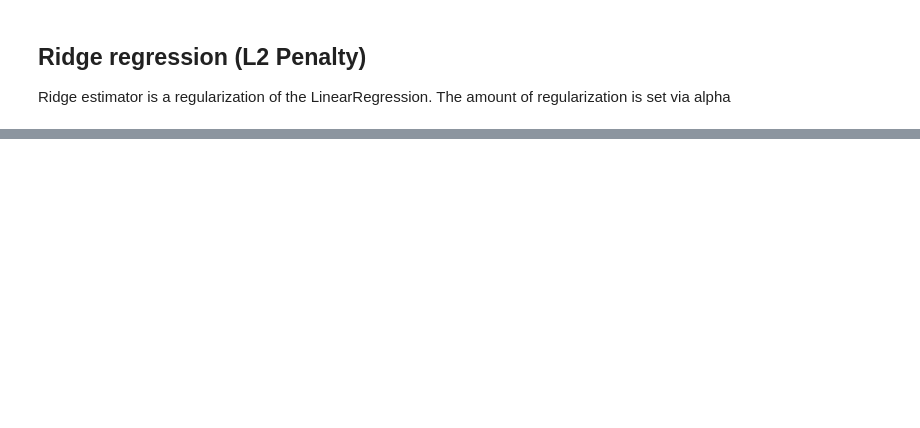
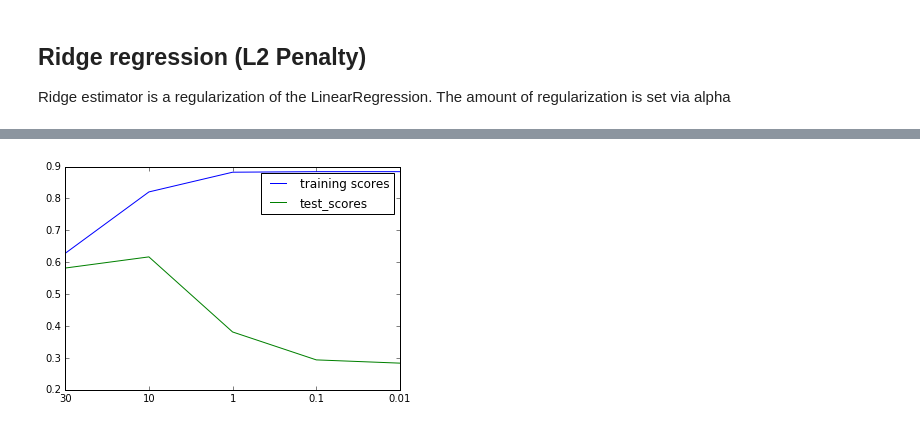
Before and after one commit to MrGreenRubato/notebooks, a Jupyter notebook: SciPy 2016 - Tutorial Part 13 - ML - Linear Models.ipynb, the cells around one changed output, grey strips where cells are left out. Saved outputs shown, nothing was run; the diff lists cells and outputs as text; code cells hidden in the pictures; blank space fills up the shorter version.

Commit message:
WIP: Linear models : LASSO

```diff
--- a/SciPy 2016 - Tutorial Part 13 - ML - Linear Models.ipynb
+++ b/SciPy 2016 - Tutorial Part 13 - ML - Linear Models.ipynb
@@ -140,0 +147,22 @@ training set size :  [ 13  43  73 103 133]
+# %%
+from sklearn.linear_model import Lasso
+
+lasso_models = {}
+training_scores = []
+test_scores = []
+alphas = [30, 10, 1, .1, .01]
+
+for alpha in alphas:
+    lasso = Lasso(alpha=alpha).fit(X_train, y_train)
+    training_scores.append(lasso.score(X_train, y_train))
+    test_scores.append(lasso.score(X_test, y_test))
+    lasso_models[alpha] = lasso
+
+plt.figure()
+plt.plot(training_scores, label='training scores')
+plt.plot(test_scores, label='test_scores')
+plt.xticks(range(len(alphas)), alphas)
+plt.legend(loc='best')
+plt.show()
+# %% [output]
+[figure, added]
```
Also changed, not shown: parts of 11 cells of this notebook.
